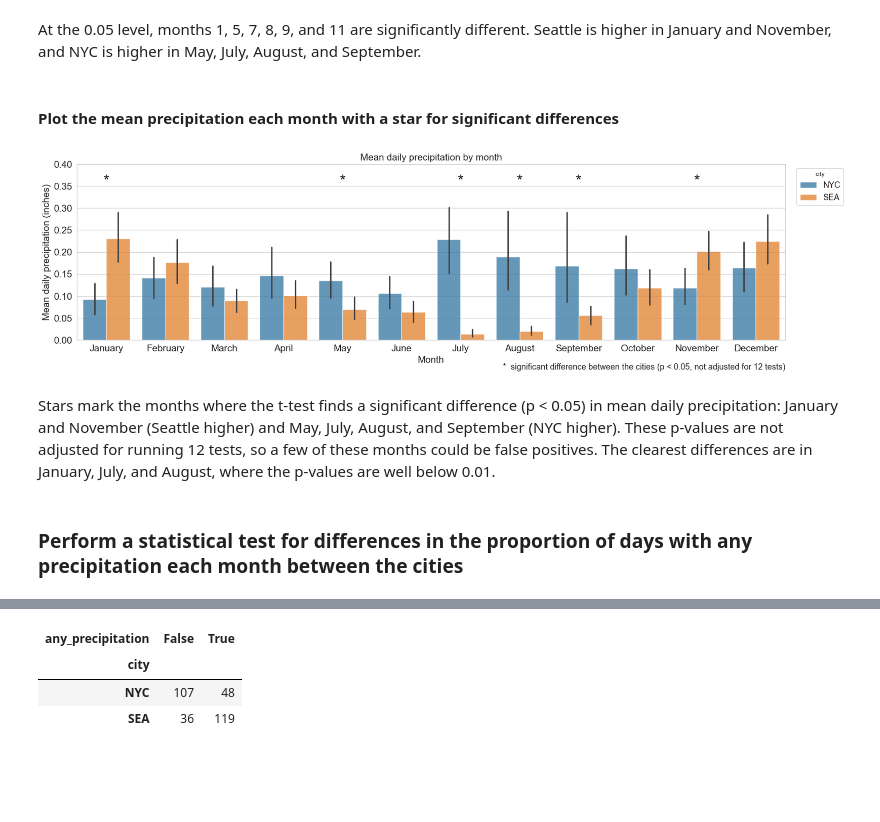
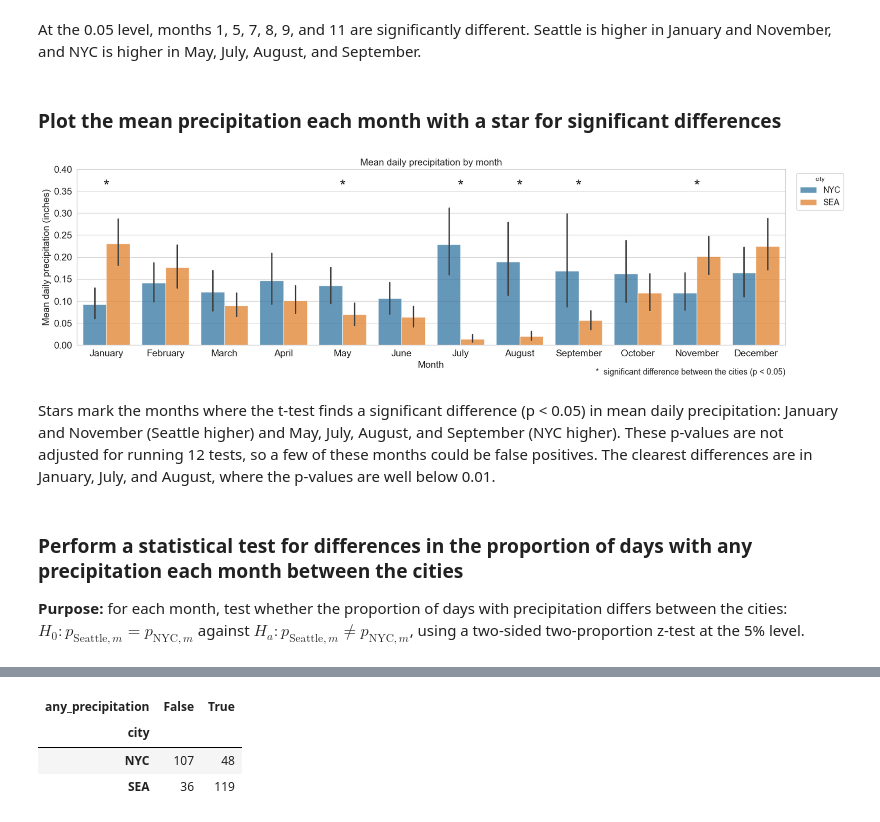
Before and after one commit to giangtranq/weather, a Jupyter notebook: code/Weather_Data.ipynb, the cells around one changed output, grey strips where cells are left out. Saved outputs shown, nothing was run; the diff lists cells and outputs as text; code cells hidden in the pictures; blank space fills up the shorter version.

Commit message:
Add files via upload
4rd commit - Seattle Weather Project

```diff
--- a/code/Weather_Data.ipynb
+++ b/code/Weather_Data.ipynb
@@ -675,33 +763,34 @@ p-value t test = 0.146
 # %% [markdown]
 At the 0.05 level, months 1, 5, 7, 8, 9, and 11 are significantly different. Seattle is higher in January and November, and NYC is higher in May, July, August, and September.
 # %% [markdown]
-#### Plot the mean precipitation each month with a star for significant differences
+### Plot the mean precipitation each month with a star for significant differences
 # %%
 plt.figure(figsize=(20, 5))
 sns.barplot(data=df, x='month', y='precipitation', hue='city', alpha=0.75)
 plt.xlabel('Month', fontsize=15)
 plt.ylabel('Mean daily precipitation (inches)', fontsize=15)
 plt.title('Mean daily precipitation by month', fontsize=15)
 
 plt.tick_params(labelsize=15)
 plt.xticks(ticks=range(12), labels=month_names)
 plt.ylim(0, 0.40)
 
 # Add stars for significantly different months
 for month in range(12):
     if significantly_different[month] == 1:
         plt.text(month, 0.35, '*', ha='center', fontsize=25)
 
 # Legend outside the plot, and a note explaining the star
 plt.legend(title='city', loc='upper left', bbox_to_anchor=(1.01, 1.0), fontsize=13)
-plt.figtext(0.9, -0.02, '*  significant difference between the cities (p < 0.05, not adjusted for 12 tests)', ha='right', fontsize=13)
+plt.figtext(0.9, -0.02, '*  significant difference between the cities (p < 0.05)', ha='right', fontsize=13)
 plt.show()
 # %% [output]
-[figure, old version]
+[figure, new version]
 # %% [markdown]
 Stars mark the months where the t-test finds a significant difference (p < 0.05) in mean daily precipitation: January and November (Seattle higher) and May, July, August, and September (NYC higher). These p-values are not adjusted for running 12 tests, so a few of these months could be false positives. The clearest differences are in January, July, and August, where the p-values are well below 0.01.
 # %% [markdown]
 ### Perform a statistical test for differences in the proportion of days with any precipitation each month between the cities
+**Purpose:** for each month, test whether the proportion of days with precipitation differs between the cities: $H_0: p_{\text{Seattle},m} = p_{\text{NYC},m}$ against $H_a: p_{\text{Seattle},m} \neq p_{\text{NYC},m}$, using a two-sided two-proportion z-test at the 5% level.
 # %%
 from statsmodels.stats.proportion import proportions_ztest
 
```
Also changed, not shown: parts of 82 cells of this notebook.
